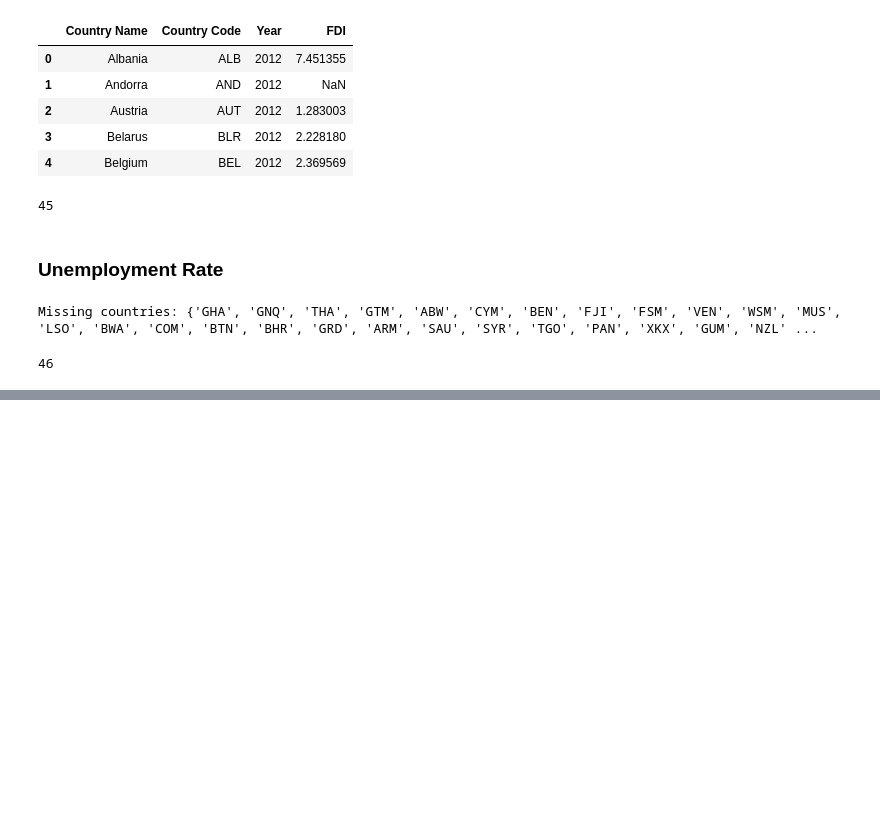
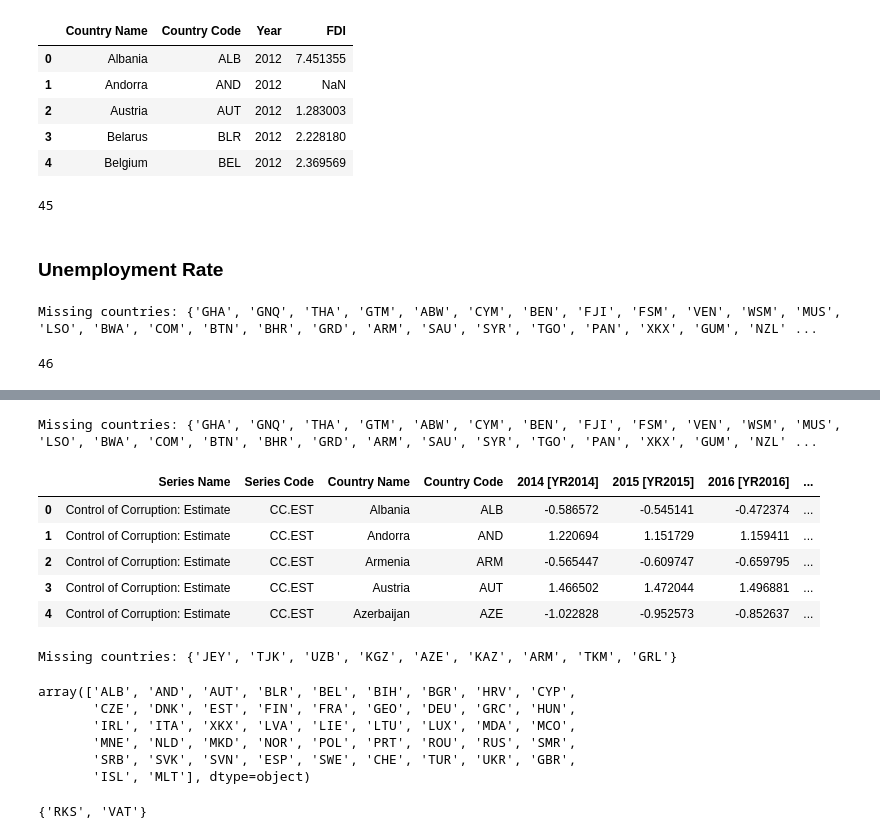
Before and after one commit to gonlyplease/corruption_analysis_europe, a Jupyter notebook: notebooks/corruption_analyses.ipynb, the cells around one changed output, grey strips where cells are left out. Saved outputs shown, nothing was run; the diff lists cells and outputs as text; code cells hidden in the pictures; blank space fills up the shorter version.

Commit message:
Reading and converting rule of law and gini + adding a new iso code for kosovo

```diff
--- a/notebooks/corruption_analyses.ipynb
+++ b/notebooks/corruption_analyses.ipynb
@@ -348,0 +372,4 @@ unemployement.head()
+# %%
+gini = get_countries(df=gini, countries_df=countries, iso_data_name="Country Code")
+# %% [output]
+Missing countries: {'GHA', 'GNQ', 'THA', 'GTM', 'ABW', 'CYM', 'BEN', 'FJI', 'FSM', 'VEN', 'WSM', 'MUS', 'LSO', 'BWA', 'COM', 'BTN', 'BHR', 'GRD', 'ARM', 'SAU', 'SYR', 'TGO', 'PAN', 'XKX', 'GUM', 'NZL' ...
@@ -348,0 +380,15 @@ unemployement.head()
+# %%
+rule_of_law = pd.read_csv("../data/raw/rule_of_law.csv")
+# %%
+rule_of_law.head()
+# %% [output]
+|  | Series Name | Series Code | Country Name | Country Code | 2014 [YR2014] | 2015 [YR2015] | 2016 [YR2016] | ... |
+| 0 | Control of Corruption: Estimate | CC.EST | Albania | ALB | -0.586572 | -0.545141 | -0.472374 | ... |
+| 1 | Control of Corruption: Estimate | CC.EST | Andorra | AND | 1.220694 | 1.151729 | 1.159411 | ... |
+| 2 | Control of Corruption: Estimate | CC.EST | Armenia | ARM | -0.565447 | -0.609747 | -0.659795 | ... |
+| 3 | Control of Corruption: Estimate | CC.EST | Austria | AUT | 1.466502 | 1.472044 | 1.496881 | ... |
+| 4 | Control of Corruption: Estimate | CC.EST | Azerbaijan | AZE | -1.022828 | -0.952573 | -0.852637 | ... |
+# %%
+rule_of_law = get_countries(df=rule_of_law, countries_df=countries, iso_data_name="Country Code")
+# %% [output]
+Missing countries: {'JEY', 'TJK', 'UZB', 'KGZ', 'AZE', 'KAZ', 'ARM', 'TKM', 'GRL'}
@@ -348,0 +397,9 @@ unemployement.head()
+# %%
+rule_of_law["Country Code"].unique()
+# %% [output]
+array(['ALB', 'AND', 'AUT', 'BLR', 'BEL', 'BIH', 'BGR', 'HRV', 'CYP',
+       'CZE', 'DNK', 'EST', 'FIN', 'FRA', 'GEO', 'DEU', 'GRC', 'HUN',
+       'IRL', 'ITA', 'XKX', 'LVA', 'LIE', 'LTU', 'LUX', 'MDA', 'MCO',
+       'MNE', 'NLD', 'MKD', 'NOR', 'POL', 'PRT', 'ROU', 'RUS', 'SMR',
+       'SRB', 'SVK', 'SVN', 'ESP', 'SWE', 'CHE', 'TUR', 'UKR', 'GBR',
+       'ISL', 'MLT'], dtype=object)
@@ -348,0 +409,4 @@ unemployement.head()
+# %%
+iso_europe-iso_data
+# %% [output]
+{'RKS', 'VAT'}
```
Also changed, not shown: parts of 9 cells of this notebook, 3 other files.
